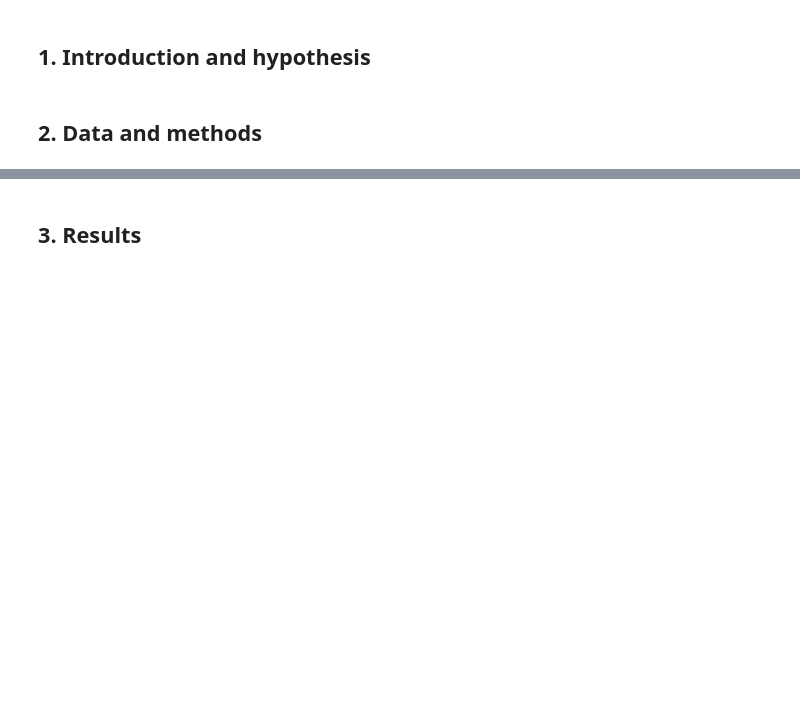
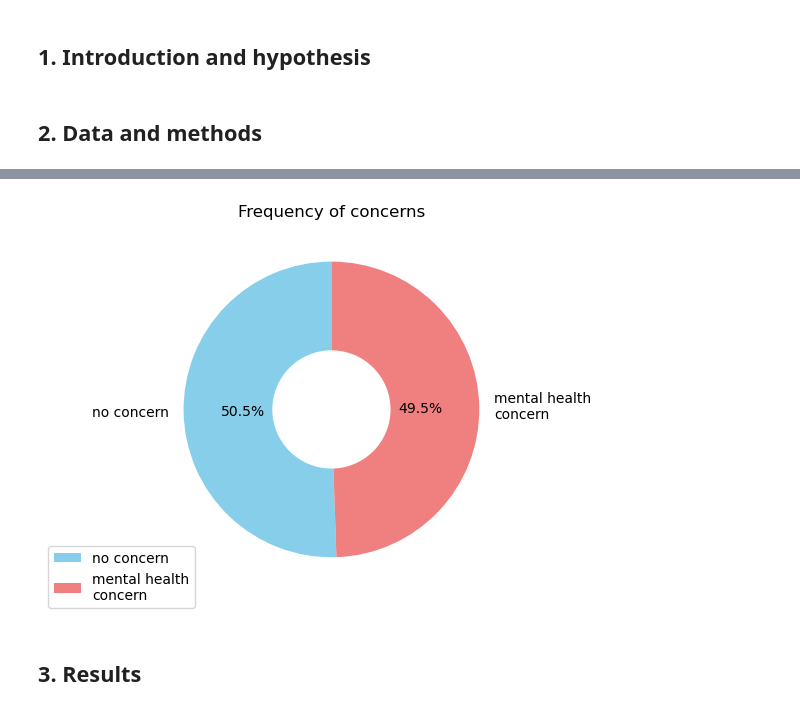
Before and after one commit to anabi77498/text-translation-and-bert, a Jupyter notebook: project.ipynb, the cells around one changed output, grey strips where cells are left out. Cells and saved outputs as stored; diff of their text form; code cells hidden in the pictures; blank space fills up the shorter version.

```diff
--- a/project.ipynb
+++ b/project.ipynb
@@ -100,3 +128,14 @@ NameError: name 'pd' is not defined
+# %%
+# Assuming label_counts is already calculated
+plt.pie(freq_count, labels=['no concern', 'mental health\nconcern'], autopct='%1.1f%%', startangle=90, colors=['skyblue', 'lightcoral'])
+centre_circle = plt.Circle((0,0),0.4,fc='white')
+fig = plt.gcf()
+fig.gca().add_artist(centre_circle)
+plt.title('Frequency of concerns')
+plt.legend(bbox_to_anchor=(.15, .15))
+plt.show()
+# %% [output]
+[figure, added]
 # %% [markdown]
 ## 3. Results
 # %% [markdown]
```
Also changed, not shown: parts of 4 cells of this notebook.
